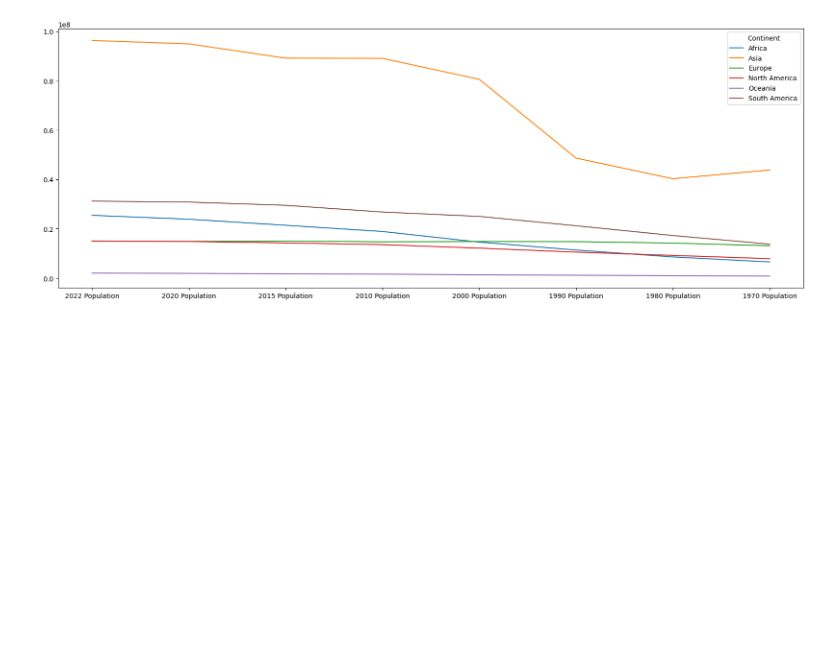
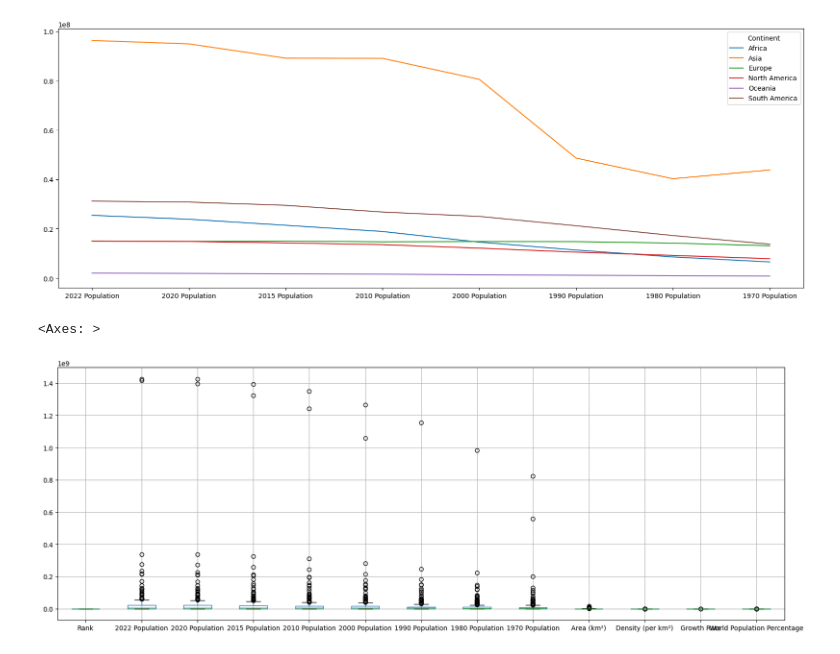
Before and after one commit to dhika-ramadhan-saputra/Latihan_Pandas, a Jupyter notebook: data exploration world population.ipynb, the cells around one changed output. Cells and saved outputs as stored; diff of their text form; code cells hidden in the pictures; blank space fills up the shorter version.

```diff
--- a/data exploration world population.ipynb
+++ b/data exploration world population.ipynb
@@ -157,3 +157,8 @@ df2.plot()
 # %% [output]
 <Axes: >
 [figure]
+# %%
+df.boxplot()
+# %% [output]
+<Axes: >
+[figure, added]
```
Also changed, not shown: parts of 1 cell of this notebook.
